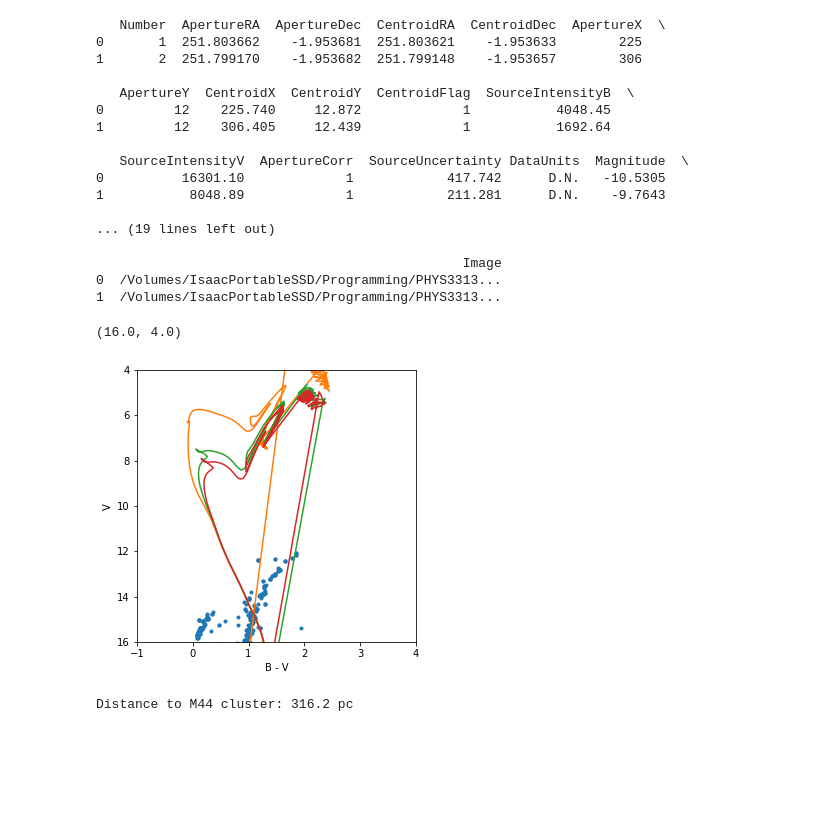
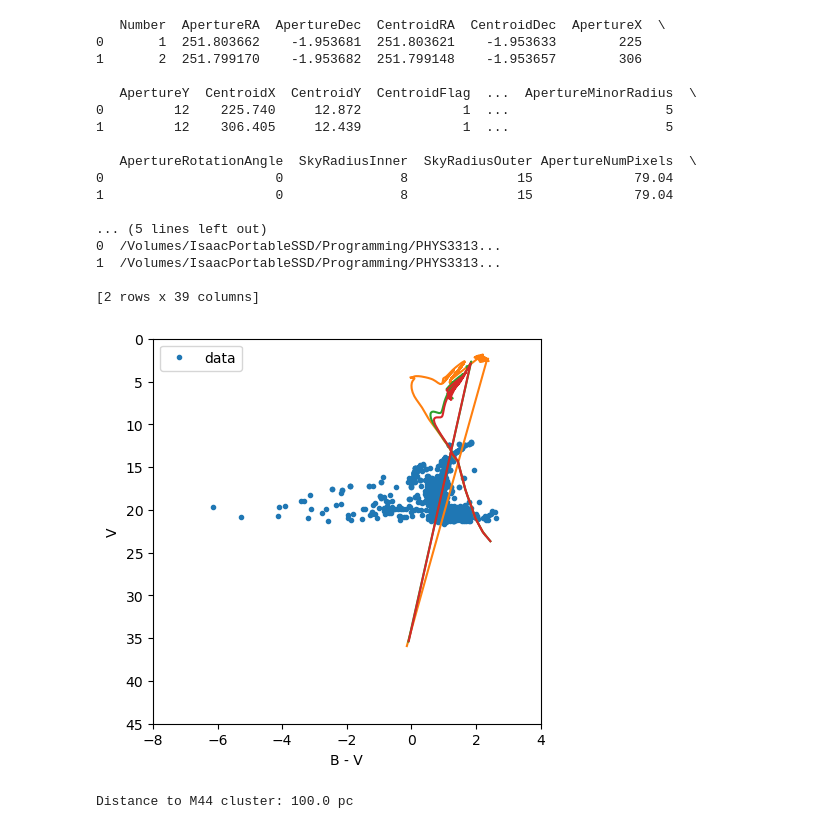
Before and after one commit to isaacj96/proj4PHYS3313, a Jupyter notebook: M44_usnob_sol.ipynb, the cells around one changed output. Cells and saved outputs as stored; diff of their text form; code cells hidden in the pictures; blank space fills up the shorter version.

Commit message:
Fixed graph

```diff
--- a/M44_usnob_sol.ipynb
+++ b/M44_usnob_sol.ipynb
@@ -14,27 +14,27 @@ data = pd.read_csv('M12_V.csv')
 print(data[:2])
 
 # Isochrones/models in absolute magnitudes M
-iso1 = pd.read_csv('t2.5e8.csv')
-iso2 = pd.read_csv('t7.5e8.csv')
-iso3 = pd.read_csv('t1e9.csv')
+iso1 = pd.read_csv('t5e8.csv')
+iso2 = pd.read_csv('t7e9.csv')
+iso3 = pd.read_csv('t13e9.csv')
 # %% [output]
    Number  ApertureRA  ApertureDec  CentroidRA  CentroidDec  ApertureX  \
 0       1  251.803662    -1.953681  251.803621    -1.953633        225
 1       2  251.799170    -1.953682  251.799148    -1.953657        306
 
-   ApertureY  CentroidX  CentroidY  CentroidFlag  SourceIntensityB  \
-0         12    225.740     12.872             1           4048.45
-1         12    306.405     12.439             1           1692.64
+   ApertureY  CentroidX  CentroidY  CentroidFlag  ...  ApertureMinorRadius  \
+0         12    225.740     12.872             1  ...                    5
+1         12    306.405     12.439             1  ...                    5
 
-   SourceIntensityV  ApertureCorr  SourceUncertainty DataUnits  Magnitude  \
-0          16301.10             1            417.742      D.N.   -10.5305
-1           8048.89             1            211.281      D.N.    -9.7643
+   ApertureRotationAngle  SkyRadiusInner  SkyRadiusOuter ApertureNumPixels  \
+0                      0               8              15             79.04
+1                      0               8              15             79.04
 
-... (19 lines left out)
-
-                                               Image
+... (5 lines left out)
 0  /Volumes/IsaacPortableSSD/Programming/PHYS3313...
 1  /Volumes/IsaacPortableSSD/Programming/PHYS3313...
+
+[2 rows x 39 columns]
 # %%
 def mag(mags=0, flux=0, fluxs=0):
     return mags-2.5*np.log10(flux/fluxs)
@@ -54,27 +54,28 @@ v_mag = np.array([mag(mags=v_standed, flux=flux, fluxs=v_standed_flux) for flux
 # %%
 # Distance modulus mu = m - M
 # mu = 6.
-mu = 7.5
+mu = 5
 
 plt.figure(figsize=(5, 5))
 
 # plot data
 # plt.plot(data['B1mag']-data['V1mag'], data['V1mag'], '.')
 plt.plot(b_mag-v_mag, v_mag, '.', label='data')
 
 # plot models
 plt.plot(iso1['Bmag']-iso1['Vmag'], iso1['Vmag']+mu)
 plt.plot(iso2['Bmag']-iso2['Vmag'], iso2['Vmag']+mu)
 plt.plot(iso3['Bmag']-iso3['Vmag'], iso3['Vmag']+mu)
 
 plt.xlabel('B - V')
 plt.ylabel('V')
-plt.xlim(-1, 4)
-plt.ylim(16, 4)
+plt.xlim(-8, 4)
+plt.ylim(45,0)
+plt.legend()
+plt.show()
 # %% [output]
-(16.0, 4.0)
-[figure, old version]
+[figure, new version]
 # %%
 print('Distance to M44 cluster:', round(10**(mu/5+1),1), 'pc')
 # %% [output]
-Distance to M44 cluster: 316.2 pc
+Distance to M44 cluster: 100.0 pc
```
Also changed, not shown: 1 other file.
